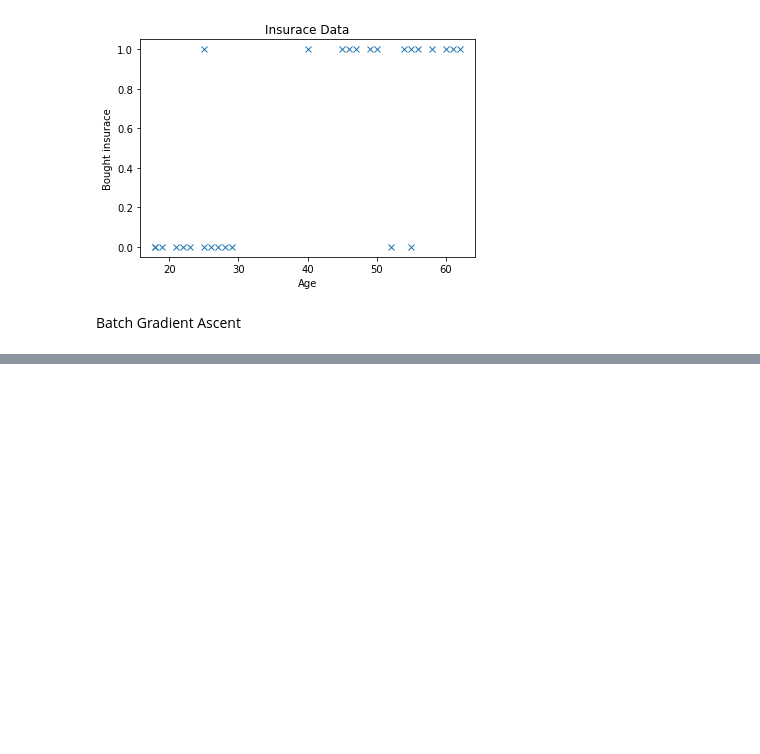
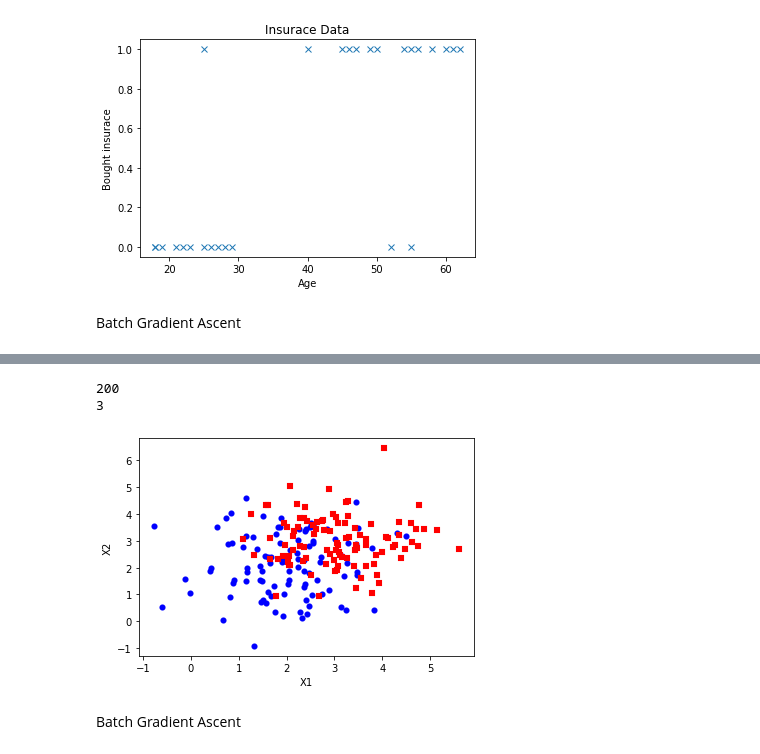
Before and after one commit to arvindf216/ML-Algorithms, a Jupyter notebook: Logistic Regression/logistic regression.ipynb, the cells around one changed output, grey strips where cells are left out. Cells and saved outputs as stored; diff of their text form; code cells hidden in the pictures; blank space fills up the shorter version.

```diff
--- a/Logistic Regression/logistic regression.ipynb
+++ b/Logistic Regression/logistic regression.ipynb
@@ -135,0 +162,6 @@ Text(0.5, 1.0, 'Insurace Data')
+# %%
+# Importing data from CSV File
+
+data = pd.read_csv('data.csv', sep=',', names=['X1','X2','Y'])
+data = data.drop(0,axis=0)
+print(data)
@@ -135,0 +183,46 @@ Text(0.5, 1.0, 'Insurace Data')
+# %%
+m = len(data)
+print(m)  # number of training examples
+n = data.loc[1].size
+print(n)   # number of parameters
+
+# Creating numpy-arrays
+
+x0 = np.ones((1,m))
+x1 = np.array(data['X1'],dtype='float').reshape(1,m)
+x2 = np.array(data['X2'],dtype='float').reshape(1,m)
+y = np.array(data['Y'],dtype='float').reshape(1,m)
+
+x = np.vstack((x0,x1,x2))
+x_t = np.hstack((np.transpose(x0),np.transpose(x1),np.transpose(x2)))
+# %% [output]
+200
+3
+# %%
+#plot of training data
+
+x1_0 = []
+x2_0 = []
+x1_1 = []
+x2_1 = []
+
+
+for i in range(m):
+    if (y[0][i]==0.0):
+        x1_0.append(x1[0][i])
+        x2_0.append(x2[0][i])
+    else:
+        x1_1.append(x1[0][i])
+        x2_1.append(x2[0][i])
+
+
+plt.scatter(x1_0,x2_0,marker='o',linewidths=0.1,c='blue')
+plt.scatter(x1_1,x2_1,marker='s',linewidths=0.1,c='red')
+plt.xlabel("X1")
+plt.ylabel("X2")
+
+plt.show()
+# %% [output]
+[figure, added]
+# %% [markdown]
+Batch Gradient Ascent
```
Also changed, not shown: parts of 16 cells of this notebook, 2 other files.
